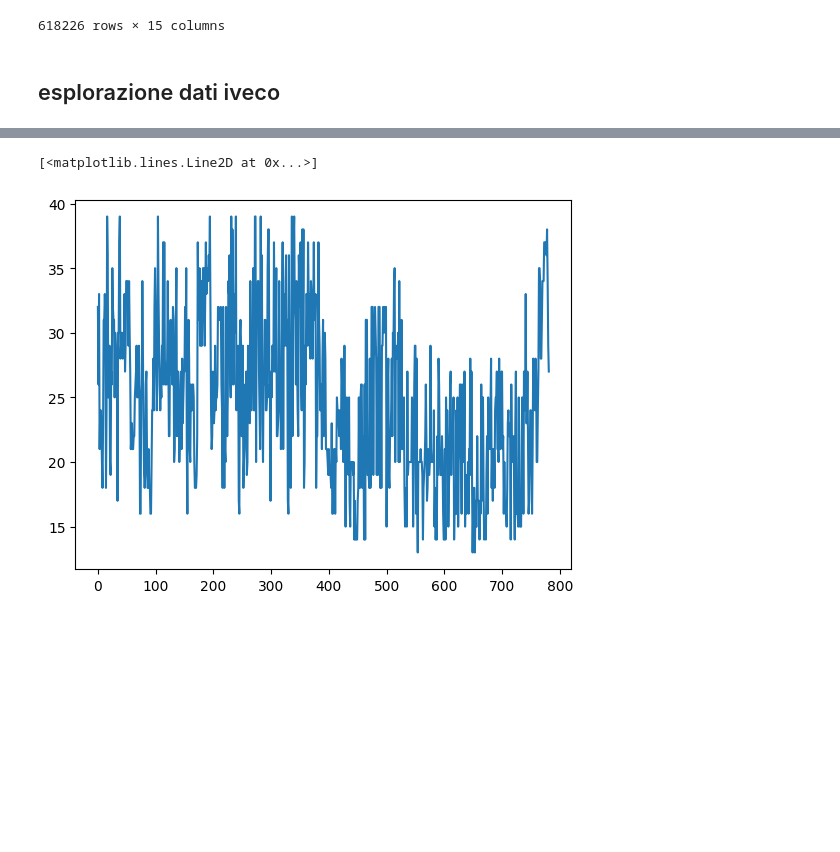
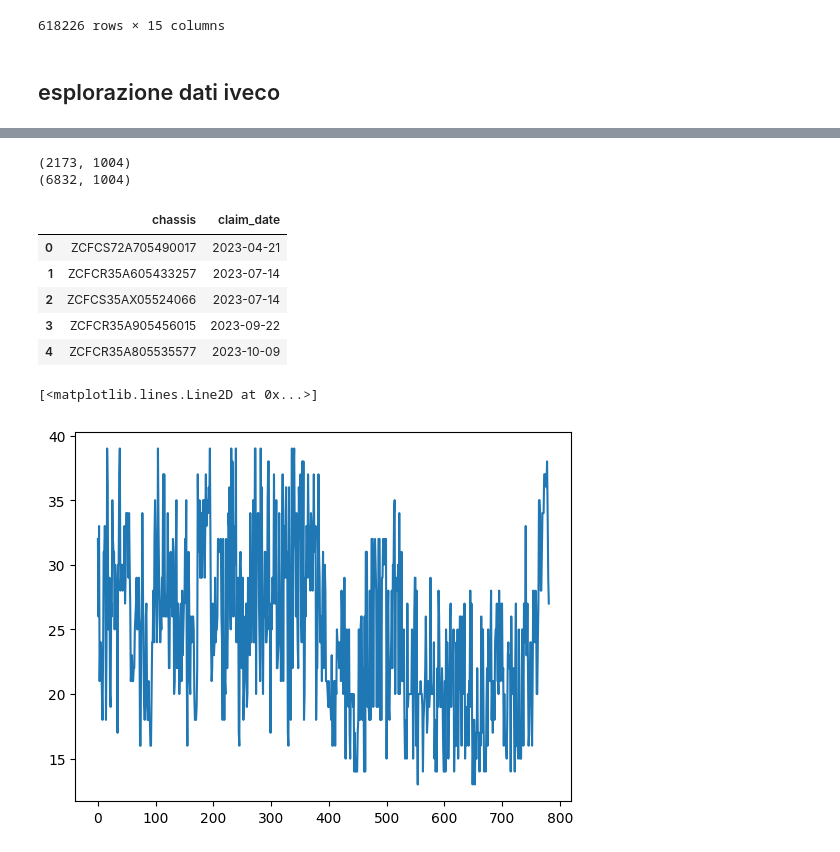
Before and after one commit to ML4ITS/mtad-gat-pytorch, a Jupyter notebook: util_notebook.ipynb, the cells around one changed output, grey strips where cells are left out. Cells and saved outputs as stored; diff of their text form; code cells hidden in the pictures; blank space fills up the shorter version.

Commit message:
Iveco anomaly free veichles implemented and test runs done

```diff
--- a/util_notebook.ipynb
+++ b/util_notebook.ipynb
@@ -459,3 +459,24 @@ print([work_df.shape, work_df.columns])
+# %%
+anomaly_free_veichles = ['ZCFCR35A005525500', 'ZCFCR35A005544595','ZCFCR35A305520050','ZCFCR35A305549323','ZCFCR35A505551221']
+claimed_veichles = ['ZCFCS72A705490017','ZCFCR35A605433257','ZCFCS35AX05524066','ZCFCR35A905456015','ZCFCR35A805535577']
+claim_dates = ['21/04/2023','14/07/2023','14/07/2023','22/09/2023','09/10/2023']
+datetime_series = pd.to_datetime(claim_dates, format='%d/%m/%Y')
+
+claims = pd.DataFrame({'chassis': claimed_veichles,'claim_date': datetime_series})
+print(work_df[work_df['chassis'].isin(anomaly_free_veichles) ].shape)
+print(work_df[work_df['chassis'].isin(claimed_veichles) ].shape)
+# %% [output]
+(2173, 1004)
+(6832, 1004)
+# %%
+claims
+# %% [output]
+|  | chassis | claim_date |
+| 0 | ZCFCS72A705490017 | 2023-04-21 |
+| 1 | ZCFCR35A605433257 | 2023-07-14 |
+| 2 | ZCFCS35AX05524066 | 2023-07-14 |
+| 3 | ZCFCR35A905456015 | 2023-09-22 |
+| 4 | ZCFCR35A805535577 | 2023-10-09 |
 # %%
 from matplotlib import pyplot as plt
 
```
Also changed, not shown: parts of 2 cells of this notebook, 3 other files.
